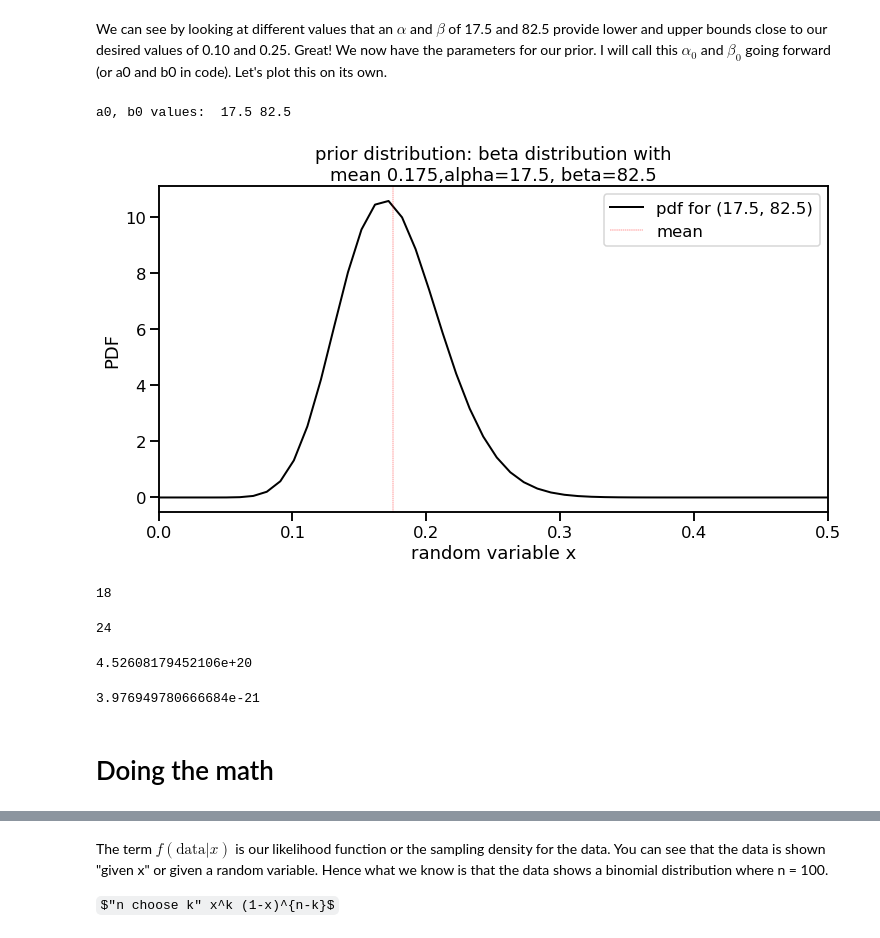
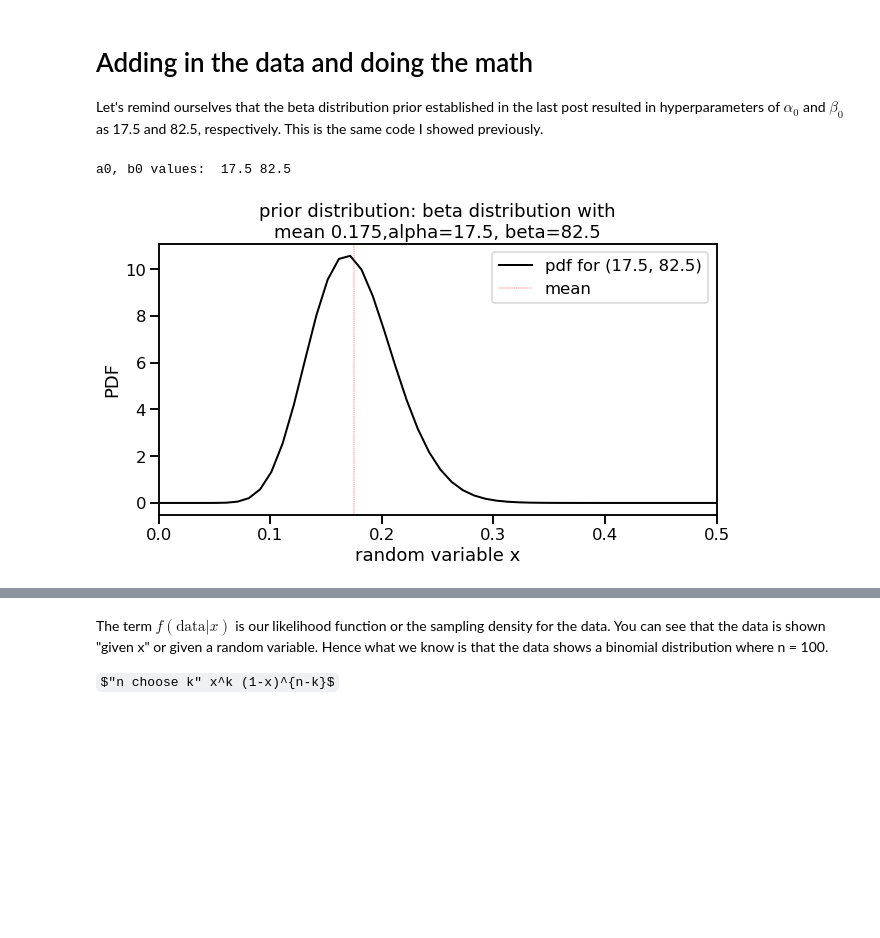
Before and after one commit to benslack19/benslack19.github.io, a Jupyter notebook: _posts_drafts/2020-07-29-credible-interval.ipynb, the cells around one changed output, grey strips where cells are left out. Cells and saved outputs as stored; diff of their text form; code cells hidden in the pictures; some formulas as TeX source; blank space fills up the shorter version.

```diff
--- a/_posts_drafts/2020-07-29-credible-interval.ipynb
+++ b/_posts_drafts/2020-07-29-credible-interval.ipynb
@@ -50,48 +25,30 @@ for total_ab in total_ab_list:
-# %% [markdown]
-We can see by looking at different values that an $\alpha$ and $\beta$ of 17.5 and 82.5 provide lower and upper bounds close to our desired values of 0.10 and 0.25. Great! We now have the parameters for our prior. I will call this $\alpha_{0}$ and $\beta_{0}$ going forward (or a0 and b0 in code). Let's plot this on its own.
+# %% [markdown]
+# Adding in the data and doing the math
+
+Let's remind ourselves that the beta distribution prior established in the last post resulted in hyperparameters of $\alpha_{0}$ and $\beta_{0}$  as 17.5 and 82.5, respectively. This is the same code I showed previously.
 # %%
 # Use a0 and b0 for our prior
+mu = 0.175
 total_ab = 100
 a0 = mu*total_ab
 b0 = total_ab-a0
 print("a0, b0 values: ", a0, b0)
 
-
-f, ax1 = plt.subplots(figsize=(12,6))
-
+f, ax1 = plt.subplots(figsize=(10,5))
 x = np.linspace(beta.ppf(0.00, a0, b0),
                 beta.ppf(1.00, a0, b0), 100)
 this_label = 'pdf for (' + str(a0) + ', ' + str(b0) + ')'
 
 ax1.plot(x, beta.pdf(x, a0, b0), color='black',
          lw=2, label=this_label)
 
 ax1.axvline(mu, lw=0.4, color='red', linestyle='dashed', label='mean')
 ax1.set_title('prior distribution: beta distribution with\nmean 0.175,alpha=17.5, beta=82.5')
 ax1.set_xlim([0, 0.5])
 ax1.set_xlabel('random variable x')
 ax1.set_ylabel('PDF')
 ax1.legend();
 # %% [output]
 a0, b0 values:  17.5 82.5
-[figure, old version]
+[figure, new version]
-# %%
-a
-# %% [output]
-18
-# %%
-np.math.factorial(4)
-# %% [output]
-24
-# %%
-norm_constant = np.math.factorial(a+b-1) / (np.math.factorial(a-1)*np.math.factorial(b-1))
-norm_constant
-# %% [output]
-4.52608179452106e+20
-# %%
-(0.18*10) / norm_constant
-# %% [output]
-3.976949780666684e-21
-# %% [markdown]
-# Doing the math
 # %% [markdown]
```
Also changed, not shown: parts of 18 cells of this notebook.
